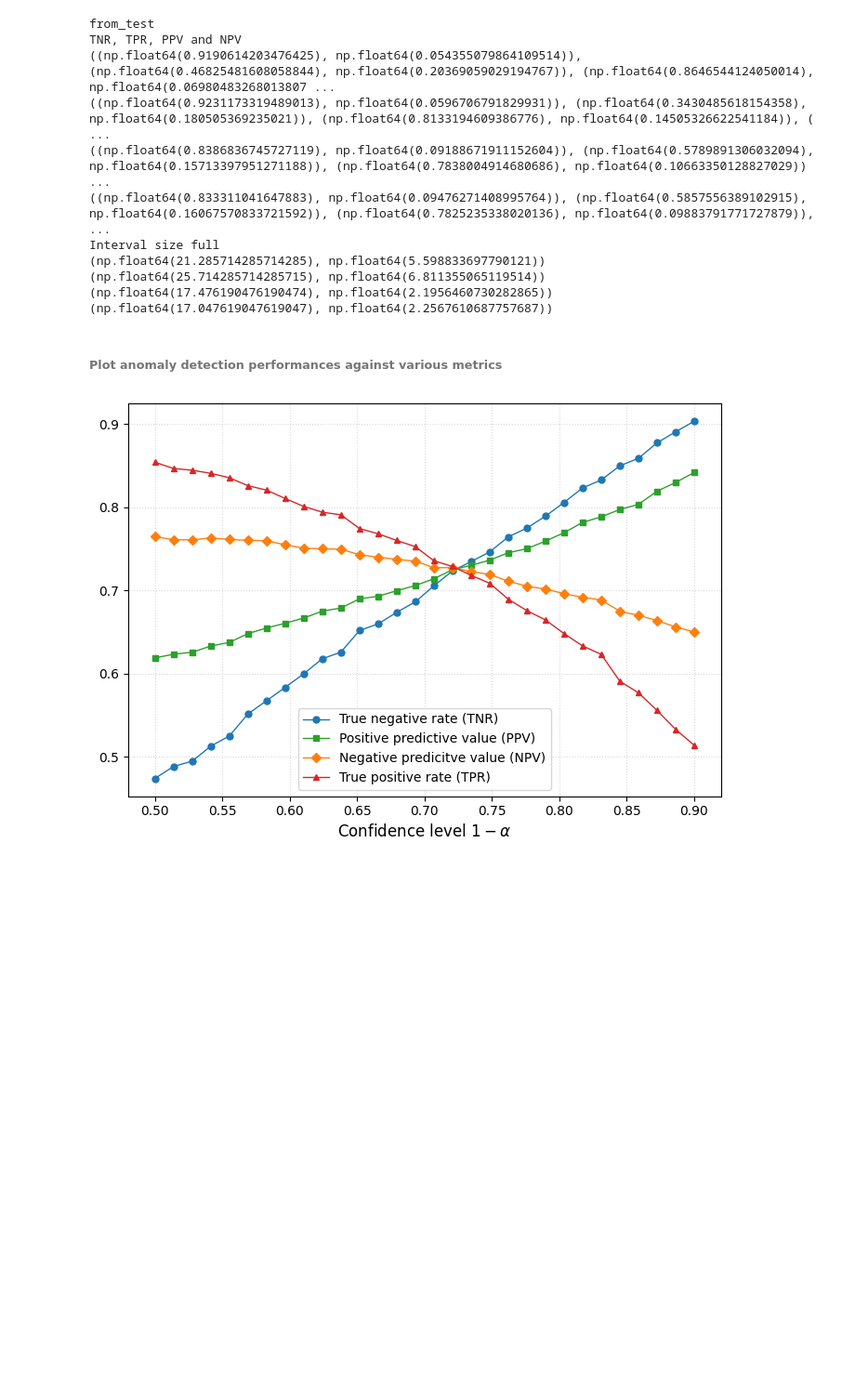
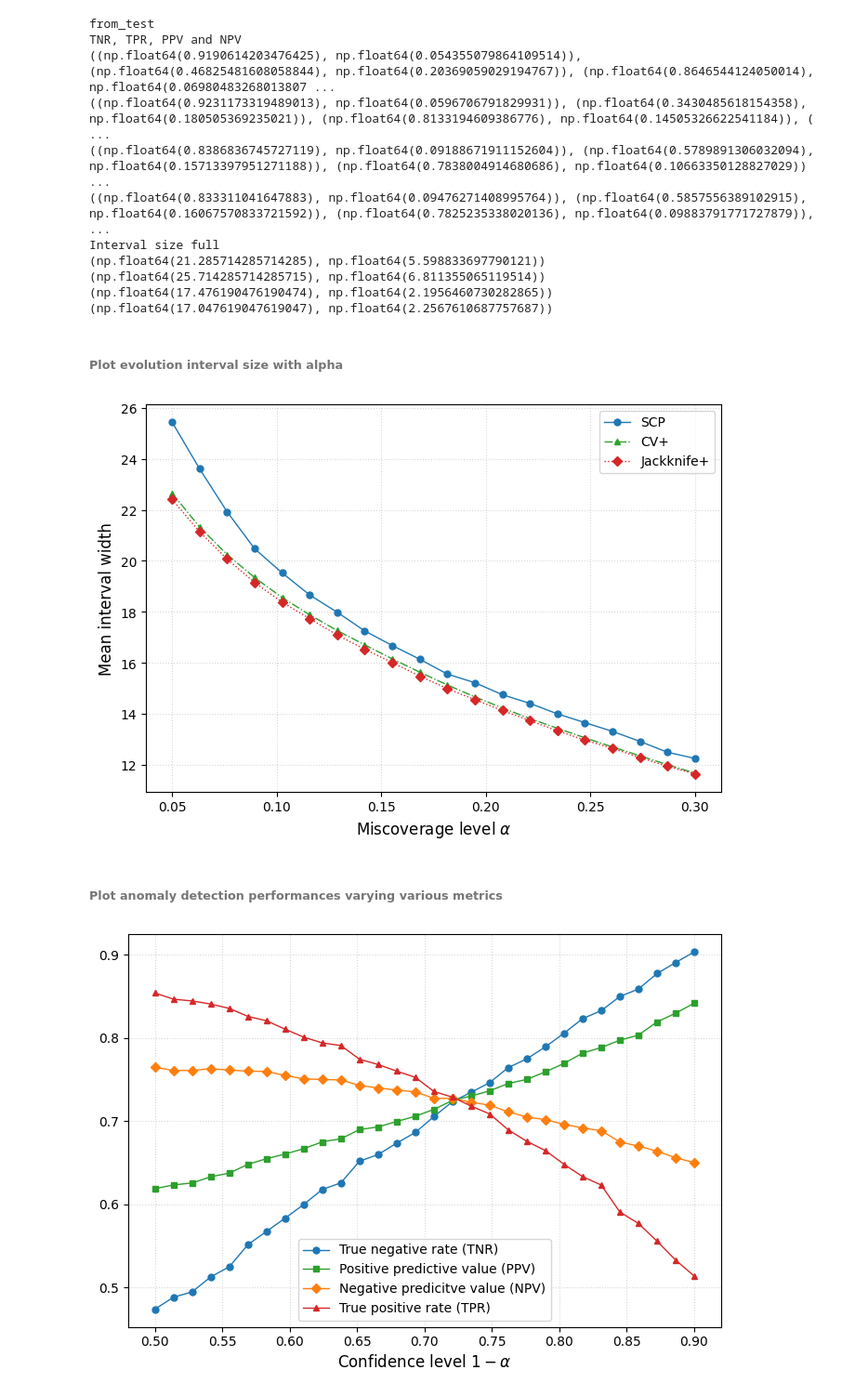
Before and after one commit to tdupuy2001/Anomaly-Detection-in-Cardiac-Responses-Using-CP, a Jupyter notebook: main.ipynb, the cells around one changed output. Shown at 93% size. Cells and saved outputs as stored; diff of their text form; code cells hidden in the pictures; blank space fills up the shorter version.

Commit message:
update main and util after new resolution for images

```diff
--- a/main.ipynb
+++ b/main.ipynb
@@ -212,6 +254,38 @@ Interval size full
 (np.float64(25.714285714285715), np.float64(6.811355065119514))
 (np.float64(17.476190476190474), np.float64(2.1956460730282865))
 (np.float64(17.047619047619047), np.float64(2.2567610687757687))
+# %% [markdown]
+###### Plot evolution interval size with alpha
+# %%
+alpha_scp = np.linspace(0.05, 0.3, 20)
+name_method=["SCP","CV+","Jackknife+"]
+alpha_min, alpha_max = alpha_scp.min(), alpha_scp.max()
+alpha_theory = np.linspace(alpha_min-0.01, alpha_max+0.01, 200)
+styles = {
+    "SCP":        dict(color="tab:blue",   marker="o", linestyle="-"),
+    "CQR":        dict(color="tab:orange", marker="s", linestyle="--"),
+    "CV+":        dict(color="tab:green",  marker="^", linestyle="-."),
+    "Jackknife+": dict(color="tab:red",    marker="D", linestyle=":")
+}
+plt.figure(figsize=(7, 5))
+for method in name_method:
+    interval_size=[]
+    for alpha in alpha_scp:
+        if method=="CV+":
+            result = CPAnalysis(f'results/{method}/balanced_nb_anomalies/07072023_16052025_cvccp20alpha{alpha}.csv')
+        else:
+            result = CPAnalysis(f'results/{method}/balanced_nb_anomalies/07072023_16052025_alpha{alpha}.csv')
+        interval_stat = result.interval_size_analysis()
+        interval_size.append(interval_stat['mean'])
+    plt.plot(alpha_scp, interval_size,linewidth=1,markersize=5,label=method,**styles[method])
+plt.xlabel(r"Miscoverage level $\alpha$", fontsize=12)
+plt.ylabel("Mean interval width", fontsize=12)
+plt.grid(True, linestyle=":", alpha=0.5)
+plt.legend(frameon=True)
+plt.tight_layout()
+plt.show()
+# %% [output]
+[figure, added]
 # %% [markdown]
-###### Plot anomaly detection performances against various metrics
+###### Plot anomaly detection performances varying various metrics
 # %%
```
Also changed, not shown: parts of 6 cells of this notebook, 1 other file.
